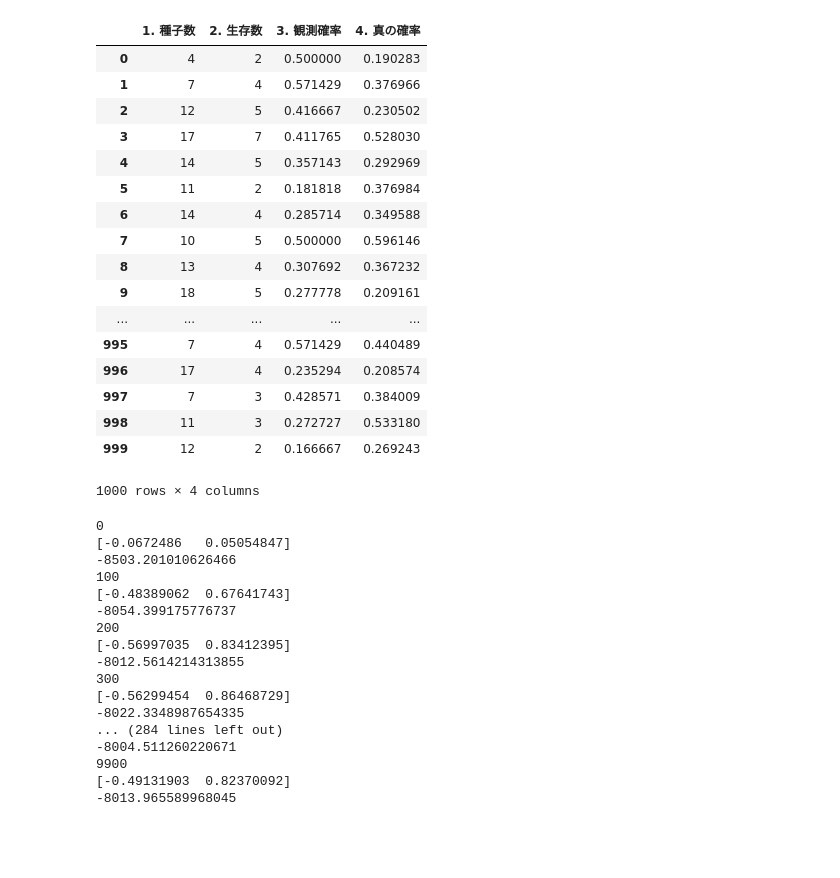
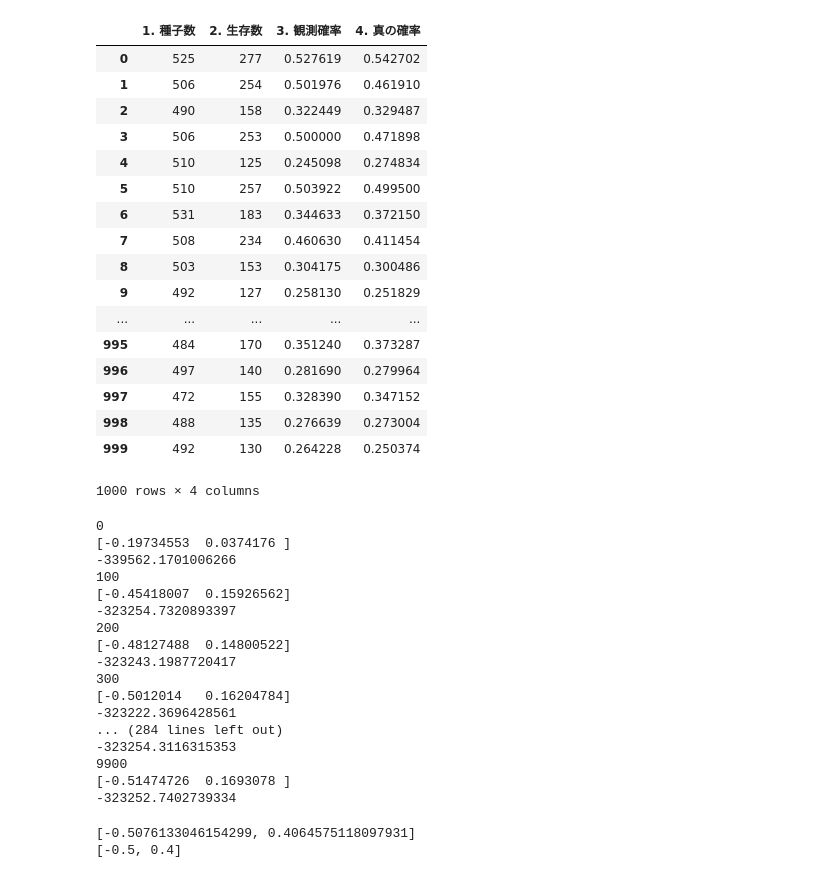
Before and after one commit to shiny-colors/Statistics_model_Python, a Jupyter notebook: bayesian_random_effect_binary_regression_model.ipynb, the cells around one changed output. Drawn from its saved outputs; the diff is of its cells as text; code cells hidden in the pictures; blank space fills up the shorter version.

```diff
--- a/bayesian_random_effect_binary_regression_model.ipynb
+++ b/bayesian_random_effect_binary_regression_model.ipynb
@@ -15,38 +15,39 @@ from scipy.stats import norm
 
 #データの設定
 N = 1000   #観測個体数
-n = poisson(12.5, N)   #個体ごとの種子数
+n = poisson(15.0, N)   #個体ごとの種子数
 # %%
 ##応答変数の生成
 #パラメータの設定
-alpha = alphat = normal(0, 0.4, N)   #変量効果
+tau = 0.4; taut = tau
+alpha = alphat = normal(0, tau, N)   #変量効果
 beta = betat = -0.5   #全体共通の切片
 
 #ロジットモデルと確率を設定
 logit = alpha + beta   #ロジット
 Pr = np.exp(logit) / (1 + np.exp(logit))   #確率
 
 #二項分布から応答変数を生成
 y = binomial(n, Pr, N)
 pd.DataFrame({'1. 種子数' : n, '2. 生存数' : y, '3. 観測確率' : y/n, '4. 真の確率' : Pr})   #データの確認
 # %% [output]
 |  | 1. 種子数 | 2. 生存数 | 3. 観測確率 | 4. 真の確率 |
-| 0 | 4 | 2 | 0.500000 | 0.190283 |
-| 1 | 7 | 4 | 0.571429 | 0.376966 |
-| 2 | 12 | 5 | 0.416667 | 0.230502 |
-| 3 | 17 | 7 | 0.411765 | 0.528030 |
-| 4 | 14 | 5 | 0.357143 | 0.292969 |
-| 5 | 11 | 2 | 0.181818 | 0.376984 |
-| 6 | 14 | 4 | 0.285714 | 0.349588 |
-| 7 | 10 | 5 | 0.500000 | 0.596146 |
-| 8 | 13 | 4 | 0.307692 | 0.367232 |
-| 9 | 18 | 5 | 0.277778 | 0.209161 |
+| 0 | 525 | 277 | 0.527619 | 0.542702 |
+| 1 | 506 | 254 | 0.501976 | 0.461910 |
+| 2 | 490 | 158 | 0.322449 | 0.329487 |
+| 3 | 506 | 253 | 0.500000 | 0.471898 |
+| 4 | 510 | 125 | 0.245098 | 0.274834 |
+| 5 | 510 | 257 | 0.503922 | 0.499500 |
+| 6 | 531 | 183 | 0.344633 | 0.372150 |
+| 7 | 508 | 234 | 0.460630 | 0.411454 |
+| 8 | 503 | 153 | 0.304175 | 0.300486 |
+| 9 | 492 | 127 | 0.258130 | 0.251829 |
 | ... | ... | ... | ... | ... |
-| 995 | 7 | 4 | 0.571429 | 0.440489 |
-| 996 | 17 | 4 | 0.235294 | 0.208574 |
-| 997 | 7 | 3 | 0.428571 | 0.384009 |
-| 998 | 11 | 3 | 0.272727 | 0.533180 |
-| 999 | 12 | 2 | 0.166667 | 0.269243 |
+| 995 | 484 | 170 | 0.351240 | 0.373287 |
+| 996 | 497 | 140 | 0.281690 | 0.279964 |
+| 997 | 472 | 155 | 0.328390 | 0.347152 |
+| 998 | 488 | 135 | 0.276639 | 0.273004 |
+| 999 | 492 | 130 | 0.264228 | 0.250374 |
 1000 rows × 4 columns
 # %%
 ####マルコフ連鎖モンテカルロ法で変量効果二項回帰モデルを推定####
@@ -95,8 +98,8 @@ for rp in range(R):
     #対数尤度と対数事前分布の計算
     lognew1 = define_likelihood(alpha, betan, n, y)
     logold1 = define_likelihood(alpha, betad, n, y)
-    logpnew1 = -0.5 * (np.power(betan, 2) / 2*tau1)
-    logpold1 = -0.5 * (np.power(betad, 2) / 2*tau1)
+    logpnew1 = -0.5 * (np.power(betan, 2) / tau1)
+    logpold1 = -0.5 * (np.power(betad, 2) / tau1)
 
     #MHサンプリングでbetaを採択するかどうかを決定
     gamma = min(1, np.exp(lognew1[0] + logpnew1 - logold1[0] - logpold1))
@@ -119,8 +122,8 @@ for rp in range(R):
     #対数尤度と対数事前分布の計算
     lognew2 = define_likelihood(alphan, beta, n, y)
     logold2 = logl
-    logpnew2 = -0.5 * (np.power(alphan, 2) / 2*tau2)
-    logpold2 = -0.5 * (np.power(alphad, 2) / 2*tau2)
+    logpnew2 = -0.5 * (np.power(alphan, 2) / tau2)
+    logpold2 = -0.5 * (np.power(alphad, 2) / tau2)
 
     #MHサンプリングでbetaを採択するかどうかを決定
     rand = uniform(0, 1, N)   #一様分布から乱数を発生
@@ -142,6 +145,7 @@ for rp in range(R):
         mkeep = int(rp/keep)
         BETA[mkeep] = beta
         ALPHA[mkeep, :] = alpha
+        TAU[mkeep] = tau2
         LL[mkeep] = logl[0]
 
     if rp%disp==0:
@@ -150,19 +154,31 @@ for rp in range(R):
         print(logl[0])
 # %% [output]
 0
-[-0.0672486   0.05054847]
--8503.201010626466
+[-0.19734553  0.0374176 ]
+-339562.1701006266
 100
-[-0.48389062  0.67641743]
--8054.399175776737
+[-0.45418007  0.15926562]
+-323254.7320893397
 200
-[-0.56997035  0.83412395]
--8012.5614214313855
+[-0.48127488  0.14800522]
+-323243.1987720417
 300
-[-0.56299454  0.86468729]
--8022.3348987654335
+[-0.5012014   0.16204784]
+-323222.3696428561
 ... (284 lines left out)
--8004.511260220671
+-323254.3116315353
 9900
-[-0.49131903  0.82370092]
--8013.965589968045
+[-0.51474726  0.1693078 ]
+-323252.7402739334
+# %%
+##サンプリング結果の要約
+#サンプリング結果の事後平均
+index = np.arange(burnin, int(R/keep))
+beta = np.mean(BETA[index])
+alpha = np.mean(ALPHA[index, ], axis=0)
+tau = np.sqrt(np.mean(TAU[index]))
+print([beta, tau])
+print([betat, taut])
+# %% [output]
+[-0.5076133046154299, 0.4064575118097931]
+[-0.5, 0.4]
```
Also changed, not shown: parts of 2 cells of this notebook.
